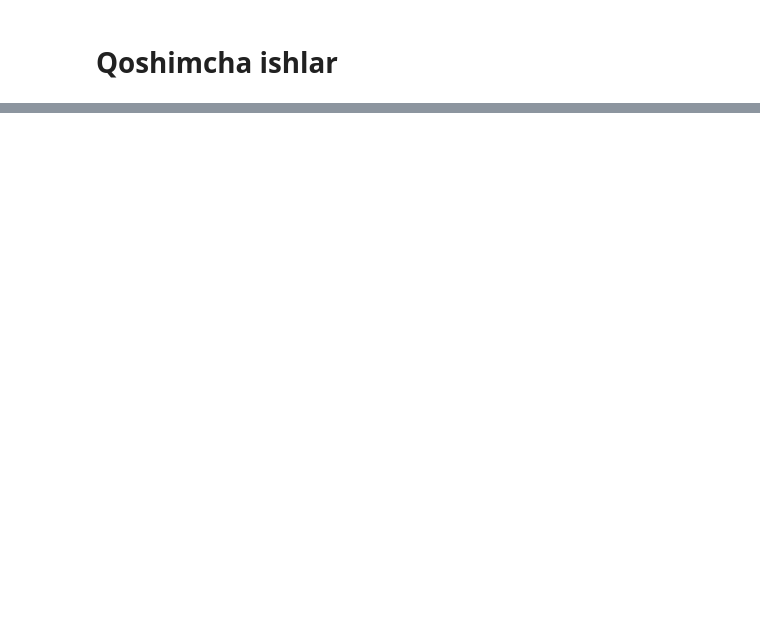
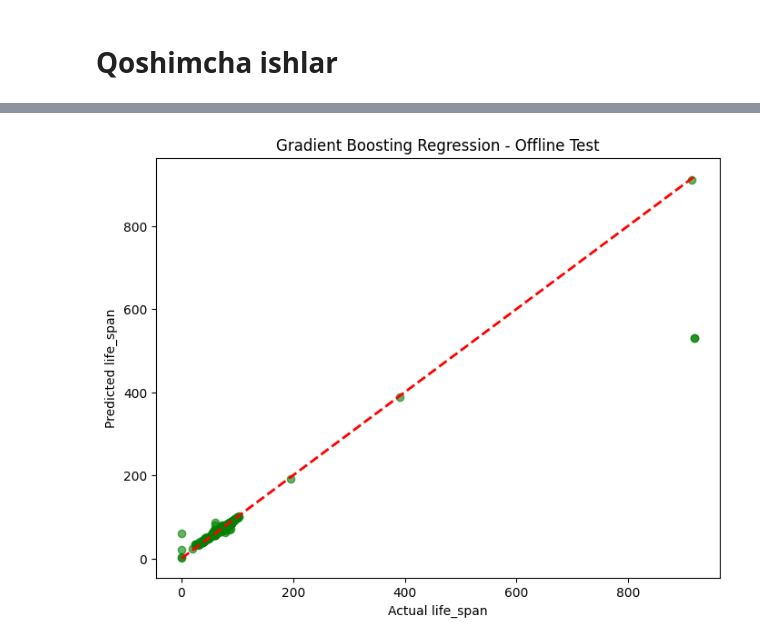
Before and after one commit to rasulbekdeveloper907/LifeSpan_Peoples, a Jupyter notebook: Notebooks/offline_testing.ipynb, the cells around one changed output, grey strips where cells are left out. Saved outputs shown, nothing was run; the diff lists cells and outputs as text; code cells hidden in the pictures; blank space fills up the shorter version.

```diff
--- a/Notebooks/offline_testing.ipynb
+++ b/Notebooks/offline_testing.ipynb
@@ -169,0 +208,99 @@ Predicted Value: 3
+# %%
+import pandas as pd
+import numpy as np
+import matplotlib.pyplot as plt
+import joblib
+
+from sklearn.pipeline import Pipeline
+from sklearn.compose import ColumnTransformer
+from sklearn.preprocessing import StandardScaler, OneHotEncoder
+from sklearn.ensemble import GradientBoostingRegressor
+from sklearn.model_selection import train_test_split
+from sklearn.metrics import r2_score, mean_squared_error
+
+# 1. CSV faylni yuklash
+file_path = r"C:\Users\Rasulbek907\Desktop\LifeSpan_Peoples\Data\Feature_selection\Filtered_Features.csv"
+df = pd.read_csv(file_path)
+
+# 2. Target va features ajratish
+y = df['life_span']
+X = df.drop(columns=['life_span'])
+
+# 3. Numerical va categorical ustunlarni aniqlash
+numerical_cols = X.select_dtypes(include=['int64', 'float64']).columns.tolist()
+categorical_cols = X.select_dtypes(include=['object']).columns.tolist()
+
+# 4. ColumnTransformer: numerical = scaling, categorical = one-hot encoding
+preprocessor = ColumnTransformer(transformers=[
+    ('num', StandardScaler(), numerical_cols),
+    ('cat', OneHotEncoder(handle_unknown='ignore', sparse_output=False), categorical_cols)
+])
+
+# 5. Pipeline yaratish
+pipeline = Pipeline([
+    ('preprocessor', preprocessor),
+    ('regressor', GradientBoostingRegressor(
+        n_estimators=200,
+        learning_rate=0.05,
+        max_depth=5,
+        subsample=0.8,
+        random_state=42
+    ))
+])
+
+# 6. Train-test split
+X_train, X_test, y_train, y_test = train_test_split(X, y, test_size=0.2, random_state=42)
+
+# 7. Pipeline fit qilish
+pipeline.fit(X_train, y_train)
+
+# 8. Test set bilan baholash
+y_pred = pipeline.predict(X_test)
+r2 = r2_score(y_test, y_pred)
+rmse = np.sqrt(mean_squared_error(y_test, y_pred))
+print(f"Offline Test R2: {r2:.4f}, RMSE: {rmse:.4f}")
+
+# 9. Scatter plot
+plt.figure(figsize=(8,6))
+plt.scatter(y_test, y_pred, alpha=0.6, color='green')
+plt.plot([y_test.min(), y_test.max()], [y_test.min(), y_test.max()], 'r--', lw=2)
+plt.xlabel("Actual life_span")
+plt.ylabel("Predicted life_span")
+plt.title("Gradient Boosting Regression - Offline Test")
+plt.show()
+
+# 10. Offline data yaratish
+offline_data = pd.DataFrame({
+    'name': ['John Doe'],
+    'birth_date': ['1990-01-01'],
+    'birth_place': ['City, Country'],
+    'death_date': ['2070-01-01'],
+    'death_place': ['City, Country'],
+    'occupation': ['Scientist'],
+    'awards': ['None'],
+    'alma_mater': ['University Name'],
+    'education': ['PhD'],
+    'spouse': ['Jane Doe'],
+    'children': ['2'],
+    'occupation_cluster': [2],
+    'birth_year': [1990.0],
+    'death_year': [2070.0],
+    'life_span_cluster': [2.0],
+    'edu_award_cluster': [3],
+    'bio_cluster': [1],
+    'Unnamed: 0.1': [0],
+    'Unnamed: 0': [0]
+})
+
+# 11. Offline data ustunlarini fit qilingan X ustunlari bilan moslashtirish
+offline_data_aligned = offline_data.reindex(columns=X_train.columns, fill_value=0)
+
+# 12. Bashorat qilish
+predicted_life_span = pipeline.predict(offline_data_aligned)
+print(f"Offline data uchun bashorat qilingan life_span: {predicted_life_span[0]:.2f}")
+
+# 13. Pipeline saqlash
+save_path = r"C:\Users\Rasulbek907\Desktop\LifeSpan_Peoples\Models\Pipeline_GradientBoosting_Full.joblib"
+joblib.dump(pipeline, save_path)
+print(f"Pipeline muvaffaqiyatli saqlandi: {save_path}")
+# %% [output]
@@ -169,0 +308 @@ Predicted Value: 3
+[figure, added]
```
Also changed, not shown: parts of 20 cells of this notebook, 7 other files.
